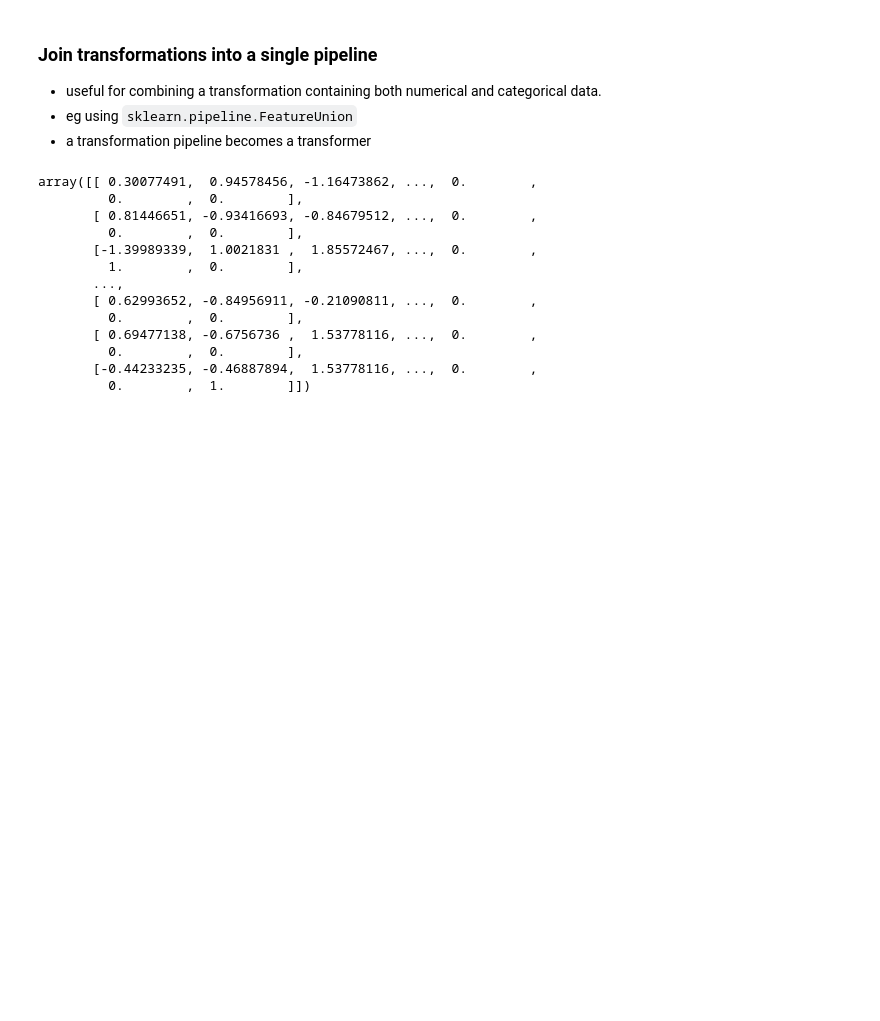
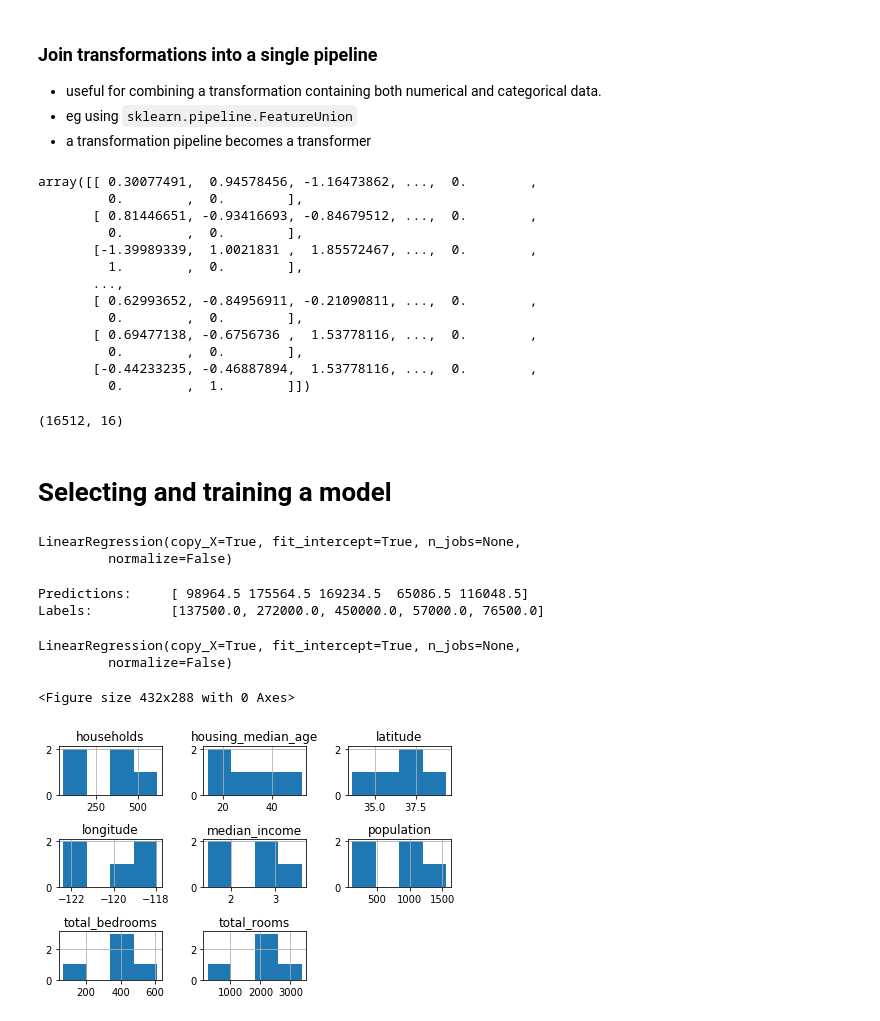
Before and after one commit to oh-/ML-tut, a Jupyter notebook: Housing.ipynb, the cells around one changed output. Cells and saved outputs as stored; diff of their text form; code cells hidden in the pictures; blank space fills up the shorter version.

Commit message:
testing out models - linear, tree and random

```diff
--- a/Housing.ipynb
+++ b/Housing.ipynb
@@ -593,3 +593,38 @@ array([[ 0.30077491,  0.94578456, -1.16473862, ...,  0.        ,
          0.        ,  0.        ],
        [-0.44233235, -0.46887894,  1.53778116, ...,  0.        ,
          0.        ,  1.        ]])
+# %%
+housing_prepared.shape
+# %% [output]
+(16512, 16)
+# %% [markdown]
+# Selecting and training a model
+# %%
+from sklearn.linear_model import LinearRegression
+
+lin_reg = LinearRegression()
+lin_reg.fit(housing_prepared, housing_labels)
+# %% [output]
+LinearRegression(copy_X=True, fit_intercept=True, n_jobs=None,
+         normalize=False)
+# %%
+some_data = housing.iloc[:5]
+some_labels = housing_labels.iloc[:5]
+some_data_prepared = full_pipeline.transform(some_data)
+print('Predictions:\t', lin_reg.predict(some_data_prepared))
+print('Labels:\t\t', list(some_labels))
+# %% [output]
+Predictions:     [ 98964.5 175564.5 169234.5  65086.5 116048.5]
+Labels:          [137500.0, 272000.0, 450000.0, 57000.0, 76500.0]
+# %%
+lin_reg
+# %% [output]
+LinearRegression(copy_X=True, fit_intercept=True, n_jobs=None,
+         normalize=False)
+# %%
+plt.figure()
+some_data.hist(bins=4)
+plt.tight_layout()
+# %% [output]
+<Figure size 432x288 with 0 Axes>
+[figure, added]
```
Also changed, not shown: parts of 11 cells of this notebook.
